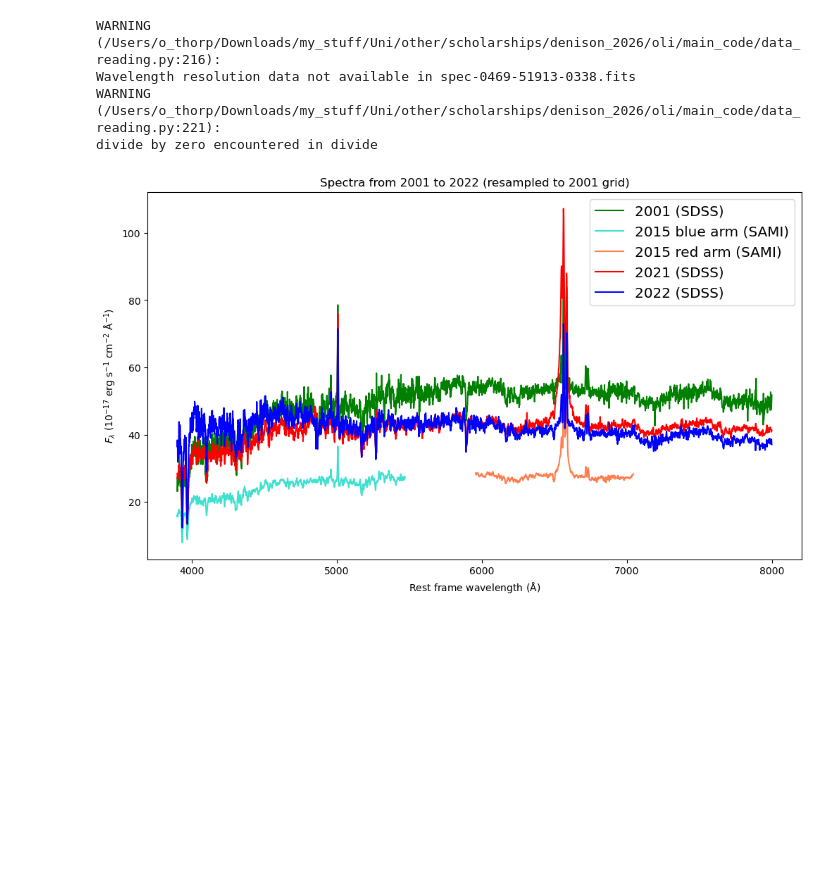
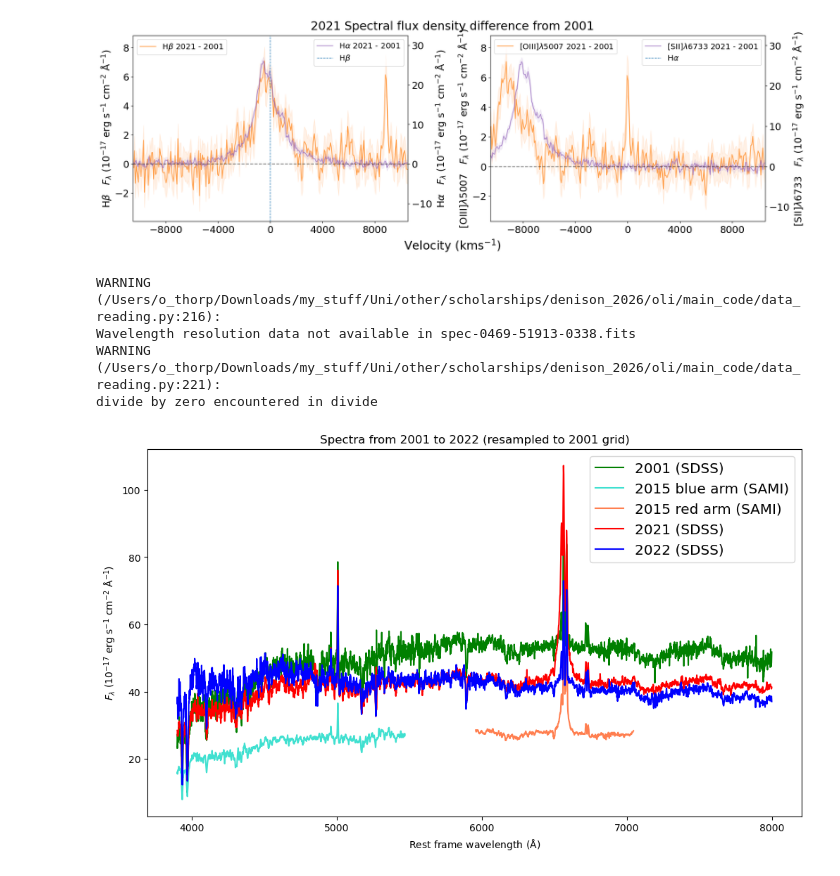
Before and after one commit to things-0/denison_2026, a Jupyter notebook: oli/test_workspace.ipynb, the cells around one changed output. Drawn from its saved outputs; the diff is of its cells as text; code cells hidden in the pictures; blank space fills up the shorter version.

```diff
--- a/oli/test_workspace.ipynb
+++ b/oli/test_workspace.ipynb
@@ -29,3 +55,26 @@ warnings.filterwarnings("ignore", message="Spectres: new_wavs contains values ou
+# %%
+plotting.plot_diff_spectra_all( #TODO: figure out why you're getting "WARNING: FigureCanvasAgg is non-interactive, and thus cannot be shown"
+    lam=lam,
+    # diff_15=diff_15,
+    diff_21=diff_21,
+    # diff_22=diff_22,
+    diff_15_err=diff_15_err,
+    diff_21_err=diff_21_err,
+    diff_22_err=diff_22_err,
+    figsize=const.DOUBLE_FIG_SIZE,
+    scale_all_axes=False,
+    use_ang_x_axis=False,
+    hlines_list=[None, None],
+    plot_centres_list=[[const.H_BETA, const.H_ALPHA], [const.OIII_RED, const.SII_RED]],
+    plot_labels_list=[[const.HB_LATEX, const.HA_LATEX], [const.OIII_RED_LATEX, const.SII_RED_LATEX]],
+    ions_list=[{const.HB_LATEX: const.H_BETA}, {const.HA_LATEX: const.H_ALPHA}],
+    scale_axes_list=[True, True],
+    n_ticks_x_list=[6, 6],
+    plot_y_bounds_list=[False, False],
+    save_fig_name="diff_all_epochs_unscaled_ang.pdf"
+)
+# %% [output]
+[figure, added]
 # %%
 data_01 = data_reading.get_sdss_data(const.FNAME_2001)
 data_15_blue = data_reading.get_sami_data(const.FNAME_2015_BLUE_3_ARCSEC, resolving_power=const.RES_15_BLUE, perform_log_rebin=True)
```
Also changed, not shown: parts of 4 cells of this notebook, 4 other files.
